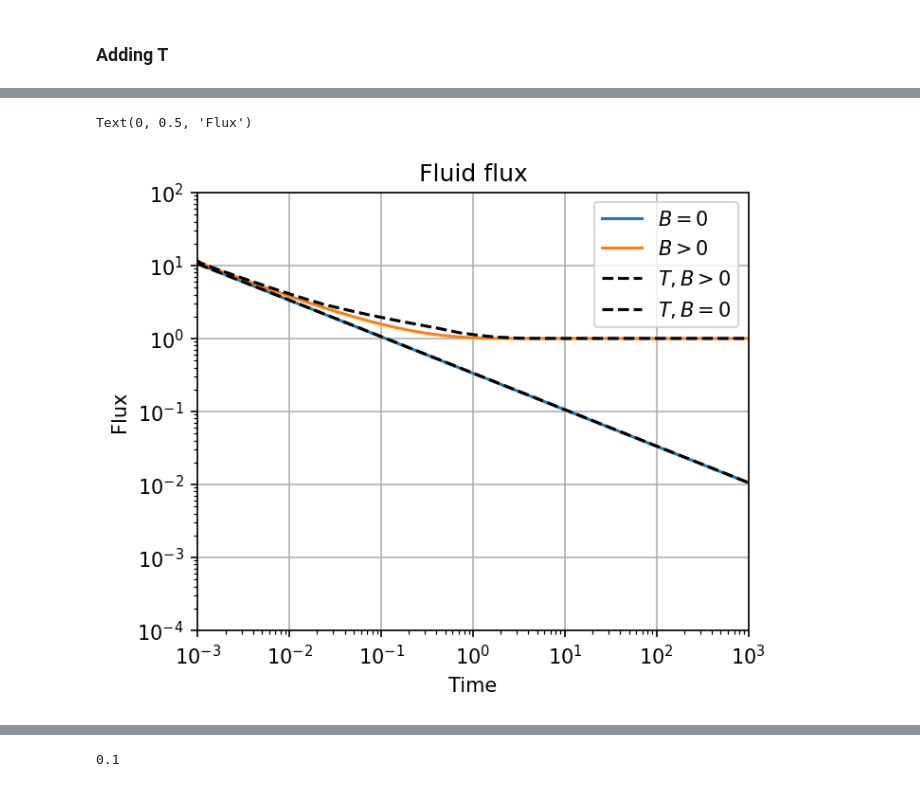
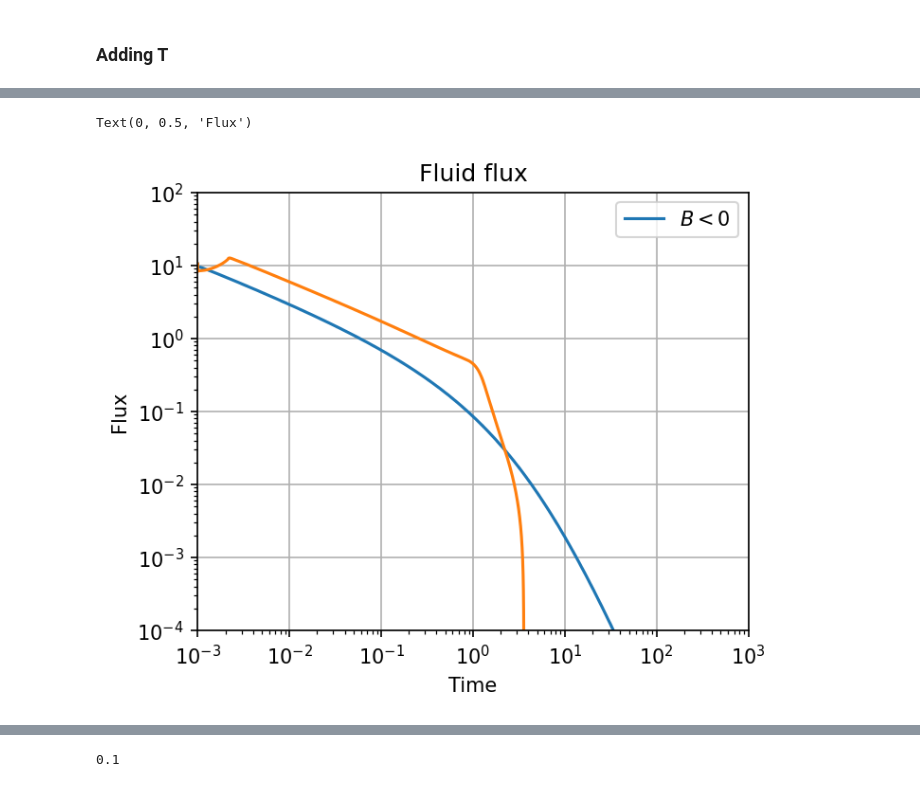
Before and after one commit to dashadem/CO2lovers, a Jupyter notebook: nonlinear.ipynb, the cells around one changed output, grey strips where cells are left out. Drawn from its saved outputs; the diff is of its cells as text; code cells hidden in the pictures.

```diff
--- a/nonlinear.ipynb
+++ b/nonlinear.ipynb
@@ -1137,7 +1130,7 @@ def get_solution_B_jit(t, N, xi, h, v_prev, g_prev, psi_prev, W_prev, sgnB, T):
 # %% [markdown]
 ### solving
 # %%
-t = np.concatenate((np.logspace(-3, 2, 7001), np.linspace(100, 1000, 5001)[1:]))
+t = np.concatenate((np.logspace(-3, 2, 5001), np.linspace(100, 1000, 5001)[1:]))
 # t = np.logspace(-3, -2, 1000)
 N = 100
 
@@ -1151,9 +1144,11 @@ h[1:-1] = xi[1:] - xi[:-1]
 h[0] = xi[0]
 h[-1] = 1 - xi[-1]
 
-sgnB = -1
-T = 0.1
+sgnB = 0
+T = 0.2
 
 g0, W0, v0, Q0 = analyt_sol(t[0], xi)
 
+W0 = analytical_02
+
 W, g, psi = get_solution_B_jit(t, N, xi, h, v0, g0, Q0, W0, sgnB, T)
@@ -1168,10 +1159,10 @@ ValueError: cannot reshape array of size 99 into shape (12001,99)
 # %% [markdown]
 #### Save solutions
 # %%
-with open('solution_B0_T.pkl', 'wb') as f:
+with open('solution_B0_T2.pkl', 'wb') as f:
     pickle.dump(solution, f)
 # %%
-with open('solution_B1_T.pkl', 'wb') as f:
+with open('solution_B1_T_new.pkl', 'wb') as f:
     pickle.dump(solution, f)
 # %%
 with open('solution_B-1_T.pkl', 'wb') as f:
@@ -1363,25 +1363,29 @@ Text(0, 0.5, 'Length')
 # %%
 plt.figure(figsize = (5,4),dpi = 150)
-plt.plot(sol0['time'],sol0['flux'], label = '$B = 0$')
-plt.plot(sol1['time'],sol1['flux'], label = '$B > 0$')
-# plt.plot(sol1_['time'],sol1_['flux'], label = '$B < 0$')
+# plt.plot(sol0['time'],sol0['flux'], label = '$B = 0$')
+# plt.plot(sol1['time'],sol1['flux'], label = '$B > 0$')
+plt.plot(sol1_['time'],sol1_['flux'], label = '$B < 0$')
 
-plt.plot(sol1T['time'],sol1T['flux'], "--", c = 'black', label = '$T, B > 0$')
-plt.plot(sol0T['time'],sol0T['flux'], "--", c = 'black', label = '$T, B = 0$')
+# plt.plot(sol1T['time'],sol1T['flux'], "--", c = 'black', label = '$T, B > 0$')
+# plt.plot(sol0T['time'],sol0T['flux'], "--", c = 'black', label = '$T, B = 0$')
 # plt.plot(sol1_T['time'],sol1_T['flux'], "--", c = 'black', label = '$T, B < 0$')
+
+# plt.plot(t[:len(psi)], psi)
+
+plt.plot(solution['time'], solution['flux'])
 
 plt.grid()
 plt.xscale('log')
 plt.yscale('log')
 plt.xlim([10**(-3), 10**3])
 plt.ylim([10**(-4), 10**2])
 plt.legend()
 plt.title('Fluid flux')
 plt.xlabel('Time')
 plt.ylabel('Flux')
 # %% [output]
 Text(0, 0.5, 'Flux')
-[figure, old version]
+[figure, new version]
 # %%
 plt.figure(figsize = (5,4), dpi = 150)
 plt.plot(sol1['x'],sol1['opening'][np.where(np.isclose(sol1['time'], 10**(-2)))][0], label = '$10^{-2}$')
```
Also changed, not shown: parts of 12 cells of this notebook.
